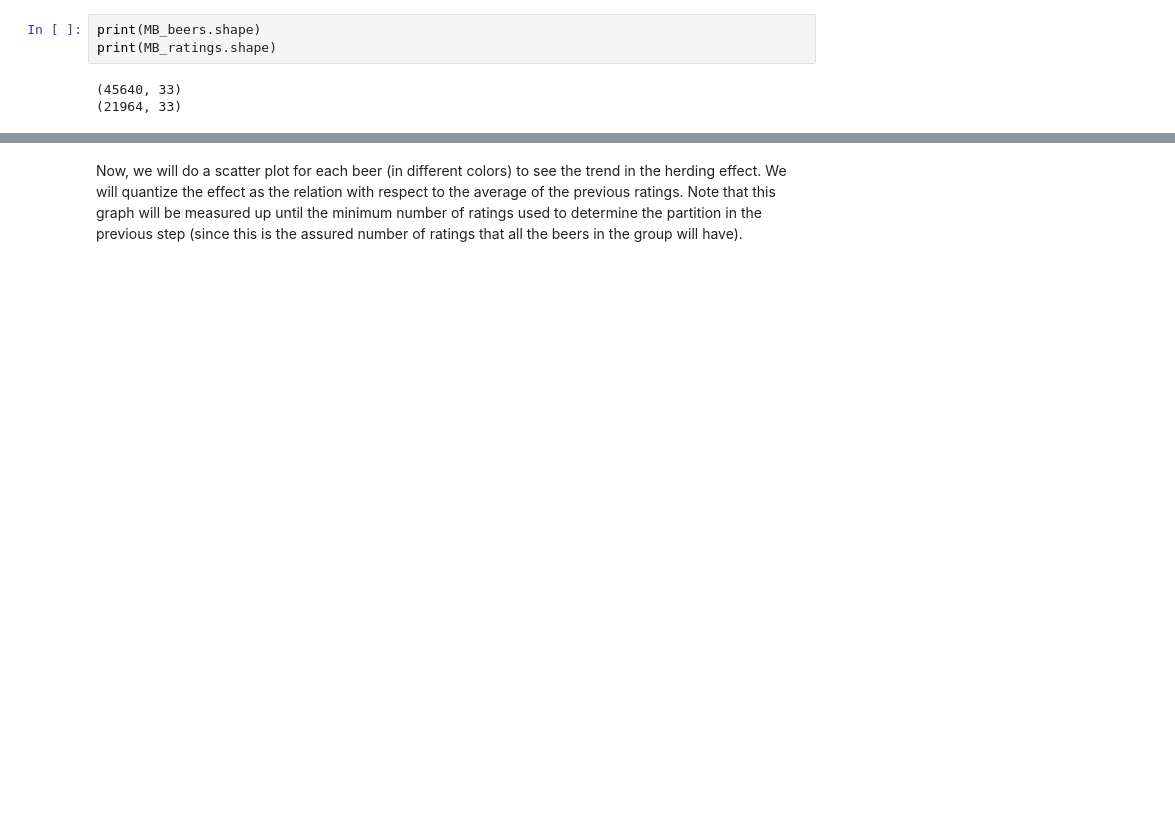
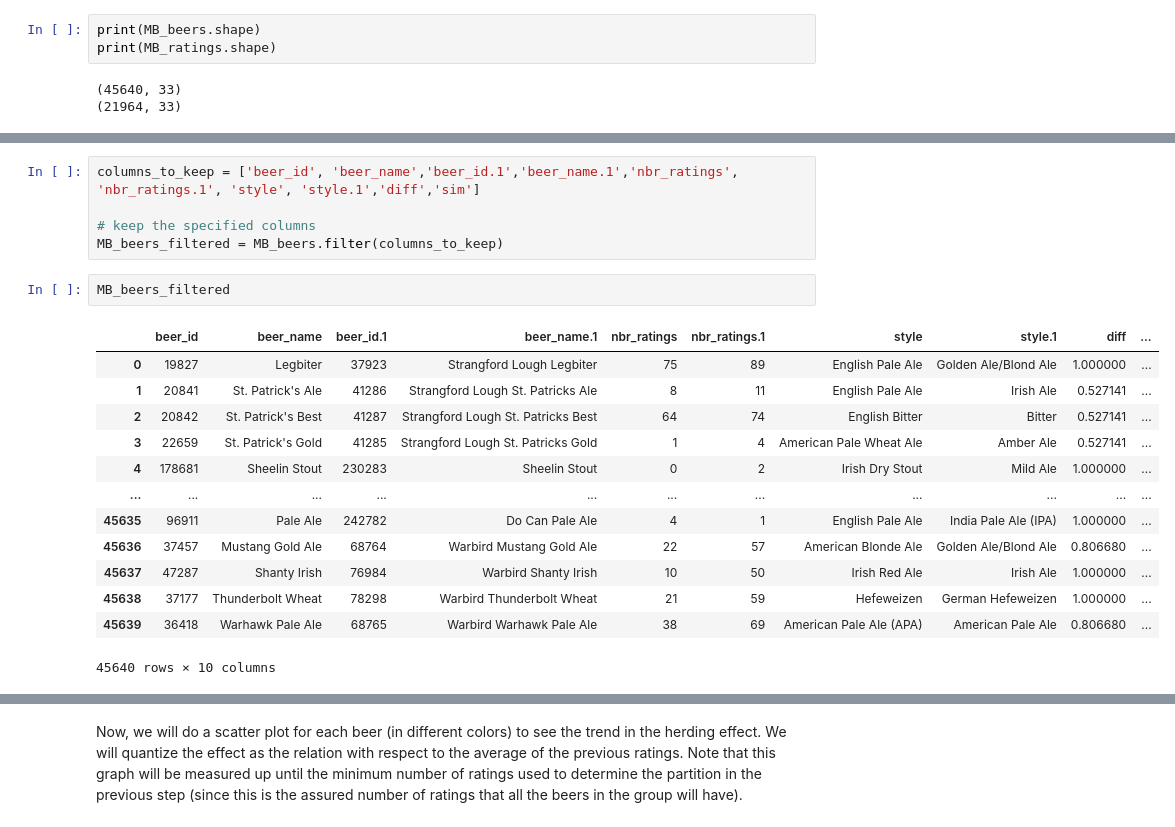
Before and after one commit to epfl-ada/ada-2023-project-adacadabra2023, a Jupyter notebook: Project_v2.ipynb, the cells around one changed output, grey strips where cells are left out. Cells and saved outputs as stored; diff of their text form; blank space fills up the shorter version.

```diff
--- a/Project_v2.ipynb
+++ b/Project_v2.ipynb
@@ -117,0 +133,21 @@ MB_beers['nbr_matched_valid_ratings.1'].sort_values().plot(kind='hist', range =
+# %%
+columns_to_keep = ['beer_id', 'beer_name','beer_id.1','beer_name.1','nbr_ratings', 'nbr_ratings.1', 'style', 'style.1','diff','sim']
+
+# keep the specified columns
+MB_beers_filtered = MB_beers.filter(columns_to_keep)
+# %%
+MB_beers_filtered
+# %% [output]
+|  | beer_id | beer_name | beer_id.1 | beer_name.1 | nbr_ratings | nbr_ratings.1 | style | style.1 | diff | ... |
+| 0 | 19827 | Legbiter | 37923 | Strangford Lough Legbiter | 75 | 89 | English Pale Ale | Golden Ale/Blond Ale | 1.000000 | ... |
+| 1 | 20841 | St. Patrick's Ale | 41286 | Strangford Lough St. Patricks Ale | 8 | 11 | English Pale Ale | Irish Ale | 0.527141 | ... |
+| 2 | 20842 | St. Patrick's Best | 41287 | Strangford Lough St. Patricks Best | 64 | 74 | English Bitter | Bitter | 0.527141 | ... |
+| 3 | 22659 | St. Patrick's Gold | 41285 | Strangford Lough St. Patricks Gold | 1 | 4 | American Pale Wheat Ale | Amber Ale | 0.527141 | ... |
+| 4 | 178681 | Sheelin Stout | 230283 | Sheelin Stout | 0 | 2 | Irish Dry Stout | Mild Ale | 1.000000 | ... |
+| ... | ... | ... | ... | ... | ... | ... | ... | ... | ... | ... |
+| 45635 | 96911 | Pale Ale | 242782 | Do Can Pale Ale | 4 | 1 | English Pale Ale | India Pale Ale (IPA) | 1.000000 | ... |
+| 45636 | 37457 | Mustang Gold Ale | 68764 | Warbird Mustang Gold Ale | 22 | 57 | American Blonde Ale | Golden Ale/Blond Ale | 0.806680 | ... |
+| 45637 | 47287 | Shanty Irish | 76984 | Warbird Shanty Irish | 10 | 50 | Irish Red Ale | Irish Ale | 1.000000 | ... |
+| 45638 | 37177 | Thunderbolt Wheat | 78298 | Warbird Thunderbolt Wheat | 21 | 59 | Hefeweizen | German Hefeweizen | 1.000000 | ... |
+| 45639 | 36418 | Warhawk Pale Ale | 68765 | Warbird Warhawk Pale Ale | 38 | 69 | American Pale Ale (APA) | American Pale Ale | 0.806680 | ... |
+45640 rows × 10 columns
```
Also changed, not shown: parts of 35 cells of this notebook, 1 other file.
